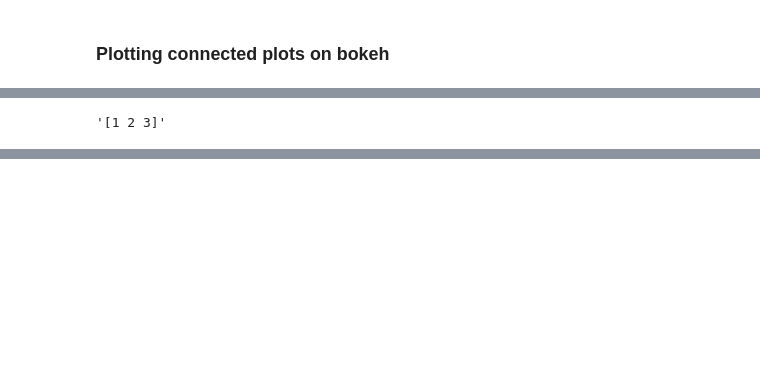
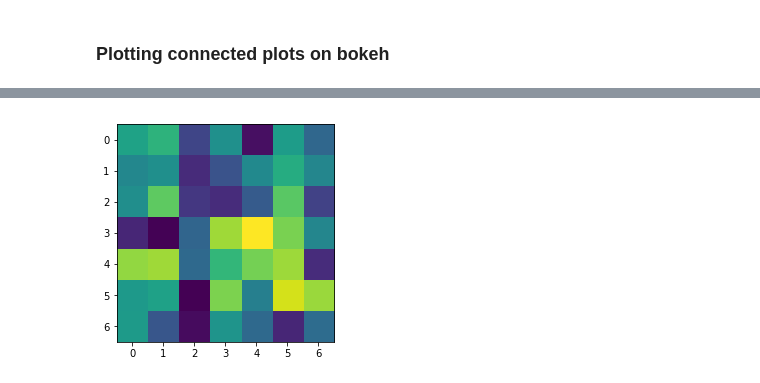
Before and after one commit to yjzhang/uncurl_app, a Jupyter notebook: TestingBokeh/BokehConnectedPlots.ipynb, the cells around one changed output, grey strips where cells are left out. Cells and saved outputs as stored; diff of their text form; code cells hidden in the pictures; blank space fills up the shorter version.

Commit message:
Updating Connected plots

```diff
--- a/TestingBokeh/BokehConnectedPlots.ipynb
+++ b/TestingBokeh/BokehConnectedPlots.ipynb
@@ -83,4 +80,48 @@ TypeError: list indices must be integers, not list
-# %%
-str(np.array([1,2,3]))
-# %% [output]
-'[1 2 3]'
+# %%
+# zooming in on clusters using sliders
+from bokeh.layouts import row, column
+from bokeh.models import CustomJS, ColumnDataSource, Slider
+import matplotlib.pyplot as plt
+
+slider = Slider(start=0, end=6, value=1, step=1, title="Cluster number")
+temp = np.random.rand(7,10)
+temp = temp.tolist()
+
+CorrMat = np.random.rand(7,7)
+
+source = ColumnDataSource(data=dict(
+    x = temp,
+    In= range(7)))
+
+source2 = ColumnDataSource(data=dict(
+    x=[0]*10,
+    y=range(10)))
+
+source3 = ColumnDataSource(data=dict(
+    x=[0]*7,
+    y=range(7)))
+
+update_curve = CustomJS(args=dict(source=source, source2 = source2, slider=slider), code="""
+    var data = source.get('data');
+    var data2 = source2.get('data');
+
+    var f = slider.value;
+    console.log(data);
+    console.log(data2);
+
+    data2['x'] = data['x'][f];
+
+    source2.change.emit();
+""")
+
+
+plot = figure(plot_width=400, plot_height=400, title = 'Correlation with bulk')
+plot.vbar(x='y', width=0.1, bottom=0,
+       top='x', source=source2, color="firebrick")
+
+slider.js_on_change('value', update_curve)
+show(column(slider, plot))
+
+plt.imshow(CorrMat)
+plt.show()
+# %% [output]
@@ -86,0 +130 @@ str(np.array([1,2,3]))
+[figure, added]
```
Also changed, not shown: parts of 3 cells of this notebook, 2 other files.
